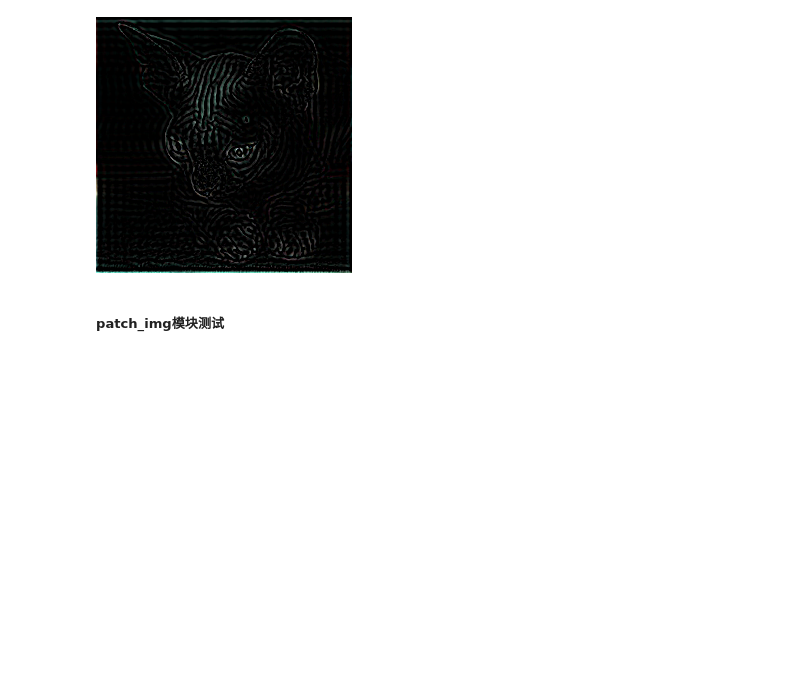
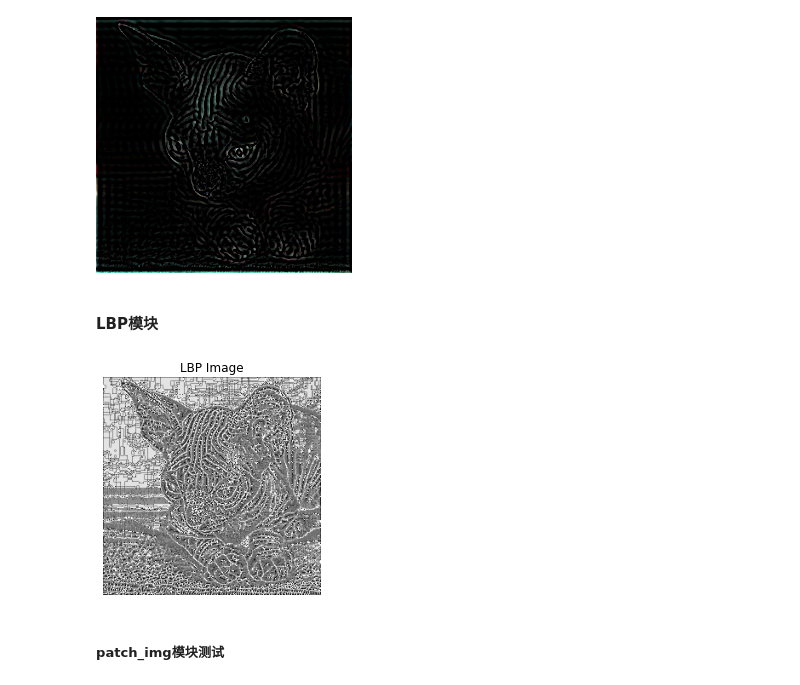
Before and after one commit to AmyLee-github/SSP, a Jupyter notebook: jupyter_module_test/module_test.ipynb, the cells around one changed output. Saved outputs shown, nothing was run; the diff lists cells and outputs as text; code cells hidden in the pictures; blank space fills up the shorter version.

```diff
--- a/jupyter_module_test/module_test.ipynb
+++ b/jupyter_module_test/module_test.ipynb
@@ -38,6 +38,29 @@ if __name__ == "__main__":
 # %% [output]
 [figure]
 [figure]
+# %% [markdown]
+#### LBP模块
+# %%
+from PIL import Image
+from skimage.feature import local_binary_pattern
+import numpy as np
+import matplotlib.pyplot as plt
+
+def generate_lbp_image(image_path, radius=1, n_points=8):
+    img = Image.open(image_path).convert('L')  # Convert to grayscale
+    img_np = np.array(img)
+
+    lbp = local_binary_pattern(img_np, n_points, radius, method='uniform')
+
+    plt.imshow(lbp, cmap='gray')
+    plt.title('LBP Image')
+    plt.axis('off')
+    plt.show()
+
+# Example usage
+generate_lbp_image('/hexp/ly/PF_CAM/jupyter_module_test/figures/00000.png')
+# %% [output]
+[figure, added]
 # %% [markdown]
 ##### patch_img模块测试
 # %%
```
Also changed, not shown: parts of 1 cell of this notebook, 17 other files.
